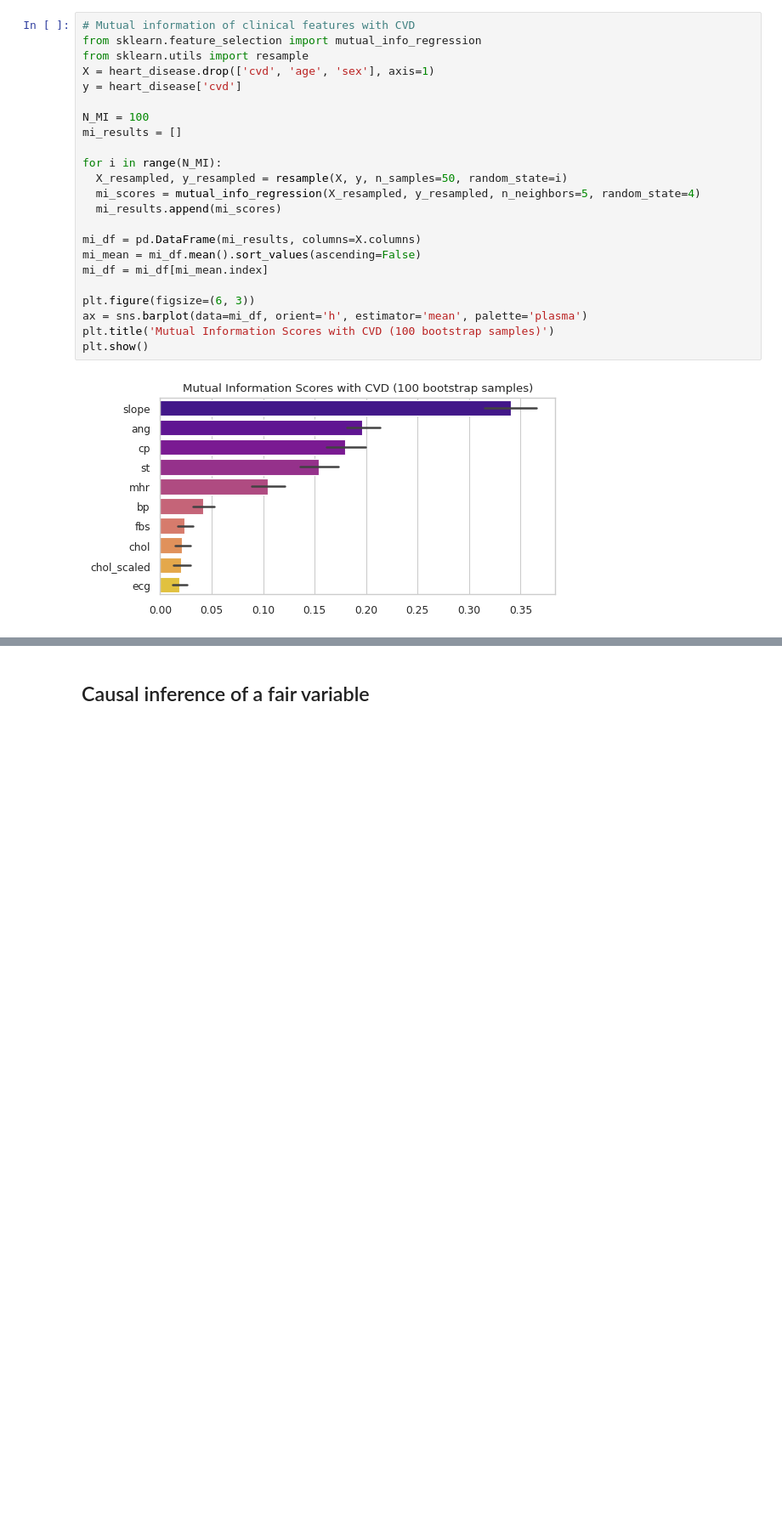
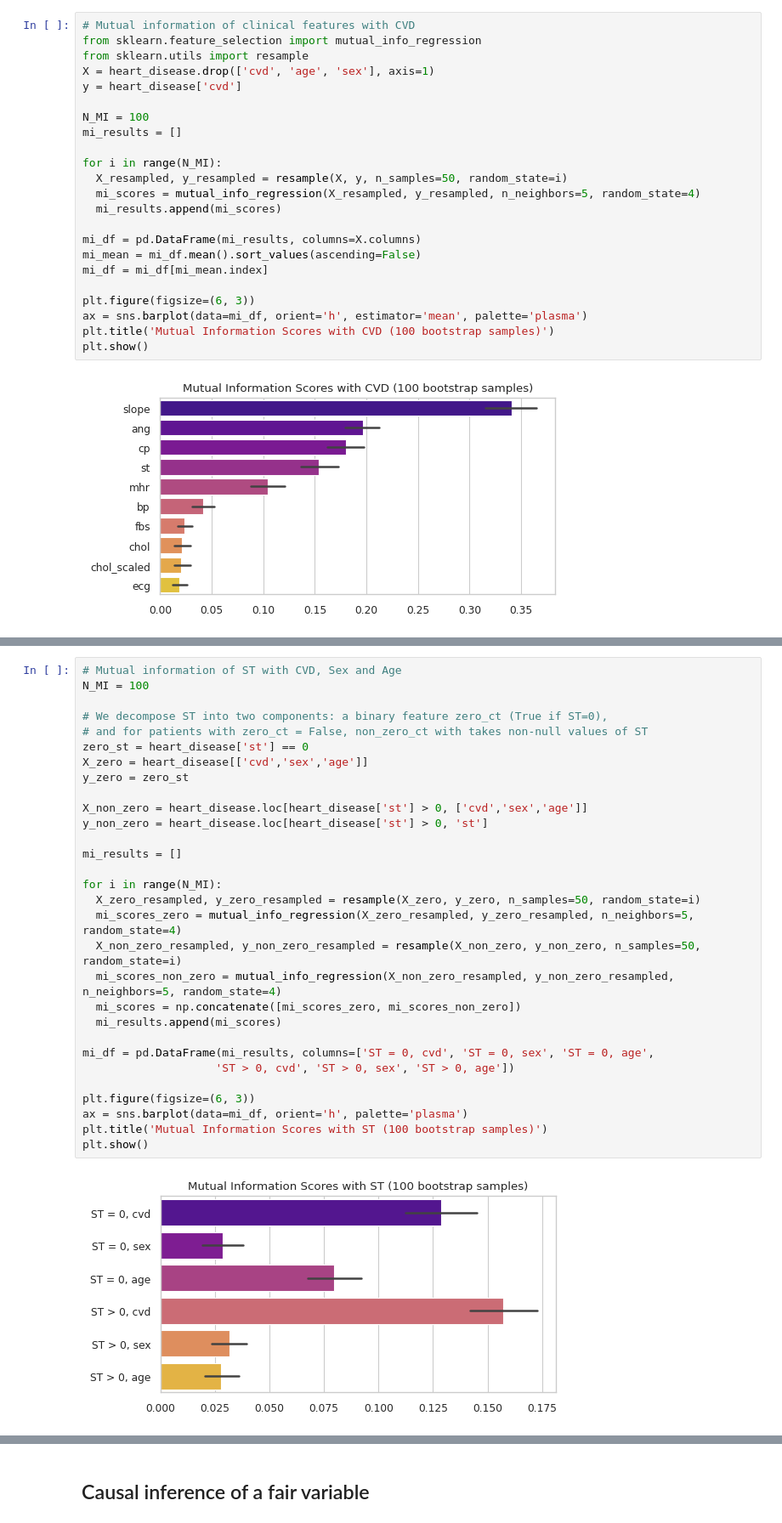
Before and after one commit to LuSyo/Health-ML-Bias-Experiments, a Jupyter notebook: notebooks/02_CAD_counterfactual_fairness.ipynb, the cells around one changed output, grey strips where cells are left out. Shown at 85% size. Cells and saved outputs as stored; diff of their text form; blank space fills up the shorter version.

```diff
--- a/notebooks/02_CAD_counterfactual_fairness.ipynb
+++ b/notebooks/02_CAD_counterfactual_fairness.ipynb
@@ -245,0 +242,32 @@ plt.show()
+# %%
+# Mutual information of ST with CVD, Sex and Age
+N_MI = 100
+
+# We decompose ST into two components: a binary feature zero_ct (True if ST=0),
+# and for patients with zero_ct = False, non_zero_ct with takes non-null values of ST
+zero_st = heart_disease['st'] == 0
+X_zero = heart_disease[['cvd','sex','age']]
+y_zero = zero_st
+
+X_non_zero = heart_disease.loc[heart_disease['st'] > 0, ['cvd','sex','age']]
+y_non_zero = heart_disease.loc[heart_disease['st'] > 0, 'st']
+
+mi_results = []
+
+for i in range(N_MI):
+  X_zero_resampled, y_zero_resampled = resample(X_zero, y_zero, n_samples=50, random_state=i)
+  mi_scores_zero = mutual_info_regression(X_zero_resampled, y_zero_resampled, n_neighbors=5, random_state=4)
+  X_non_zero_resampled, y_non_zero_resampled = resample(X_non_zero, y_non_zero, n_samples=50, random_state=i)
+  mi_scores_non_zero = mutual_info_regression(X_non_zero_resampled, y_non_zero_resampled, n_neighbors=5, random_state=4)
+  mi_scores = np.concatenate([mi_scores_zero, mi_scores_non_zero])
+  mi_results.append(mi_scores)
+
+mi_df = pd.DataFrame(mi_results, columns=['ST = 0, cvd', 'ST = 0, sex', 'ST = 0, age',
+                    'ST > 0, cvd', 'ST > 0, sex', 'ST > 0, age'])
+
+plt.figure(figsize=(6, 3))
+ax = sns.barplot(data=mi_df, orient='h', palette='plasma')
+plt.title('Mutual Information Scores with ST (100 bootstrap samples)')
+plt.show()
+# %% [output]
+[figure, added]
```
Also changed, not shown: parts of 5 cells of this notebook.
